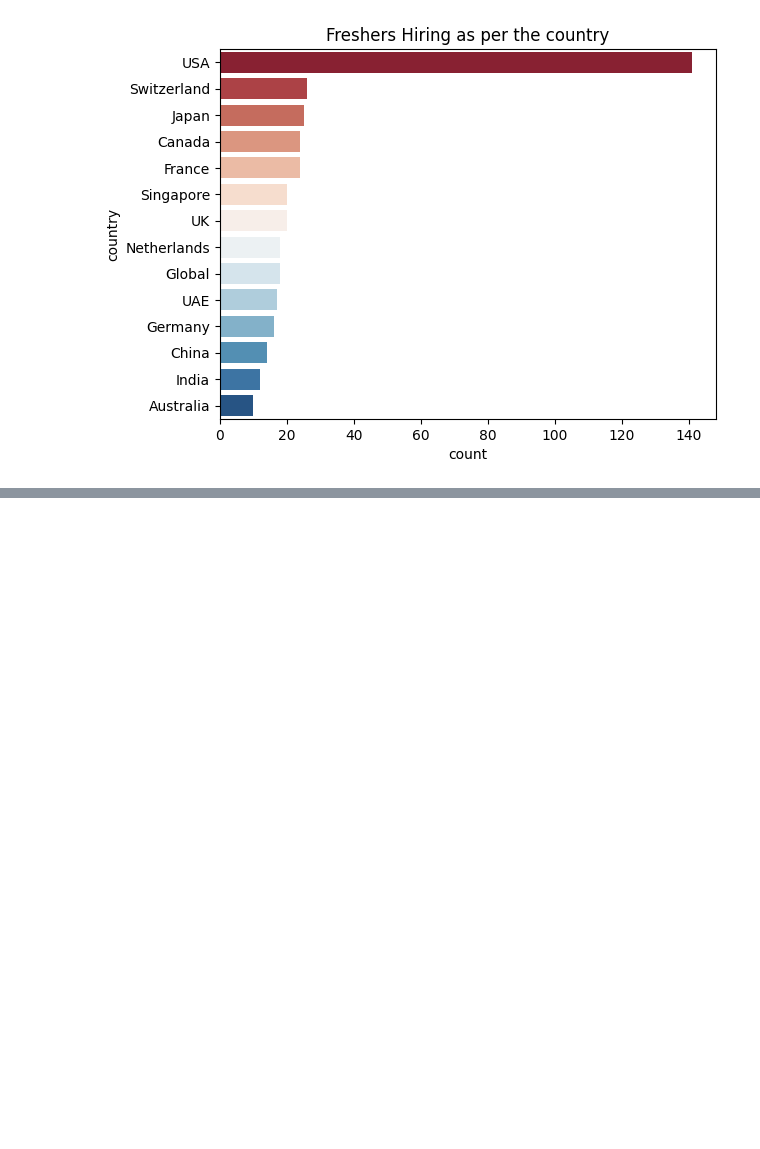
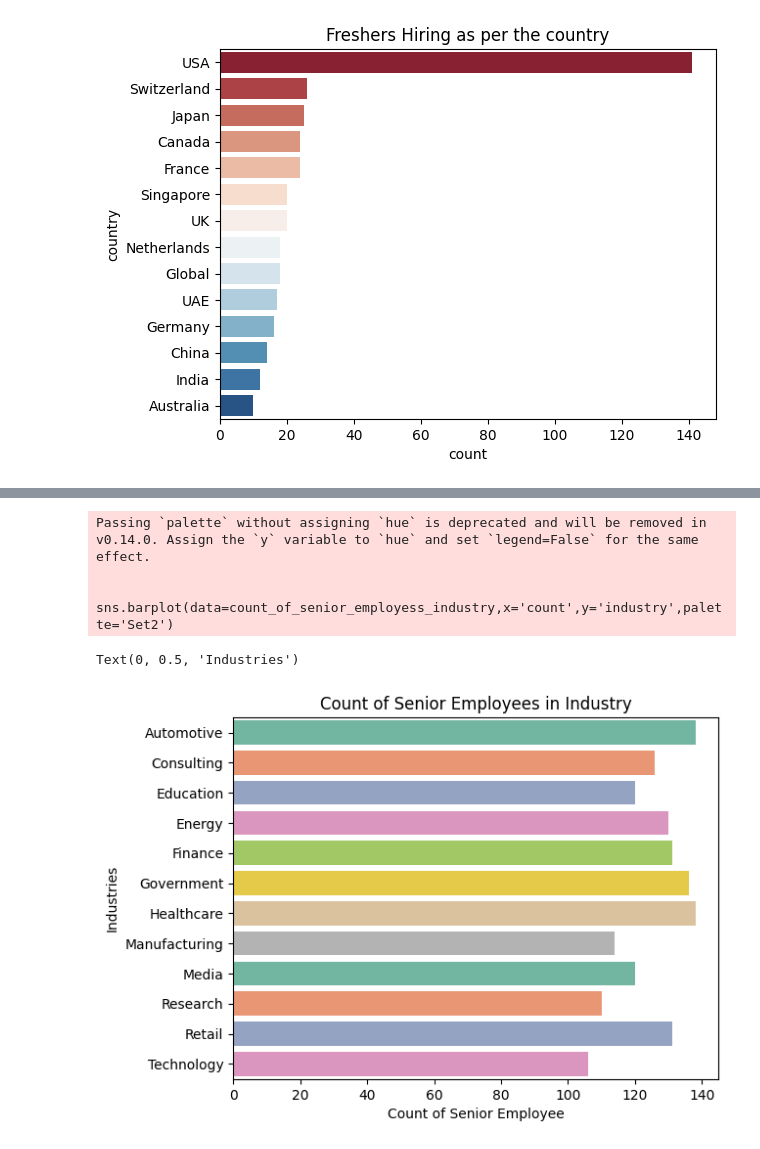
Before and after one commit to ShlokGadhave/AI-Career-Market-Insights, a Jupyter notebook: main.ipynb, the cells around one changed output, grey strips where cells are left out. Saved outputs shown, nothing was run; the diff lists cells and outputs as text; code cells hidden in the pictures; blank space fills up the shorter version.

```diff
--- a/main.ipynb
+++ b/main.ipynb
@@ -1305,3 +1305,7 @@ Passing `palette` without assigning `hue` is deprecated and will be removed in v
   sns.barplot(x='count',y='country',data=fresher_hiring,palette='RdBu')
 Text(0, 0.5, 'country')
 [figure]
+# %%
+df.columns
+count_of_senior_employess_industry=df.groupby('industry')['is_senior'].count().reset_index(name='count')
+count_of_senior_employess_industry
@@ -1307,0 +1326,13 @@ Text(0, 0.5, 'country')
+# %%
+sns.barplot(data=count_of_senior_employess_industry,x='count',y='industry',palette='Set2')
+plt.title('Count of Senior Employees in Industry')
+plt.xlabel('Count of Senior Employee')
+plt.ylabel('Industries')
+
+# Automotive Industires pefer more senior employees
+# %% [output]
+Passing `palette` without assigning `hue` is deprecated and will be removed in v0.14.0. Assign the `y` variable to `hue` and set `legend=False` for the same effect.
+
+  sns.barplot(data=count_of_senior_employess_industry,x='count',y='industry',palette='Set2')
+Text(0, 0.5, 'Industries')
+[figure, added]
```
Also changed, not shown: parts of 7 cells of this notebook.
